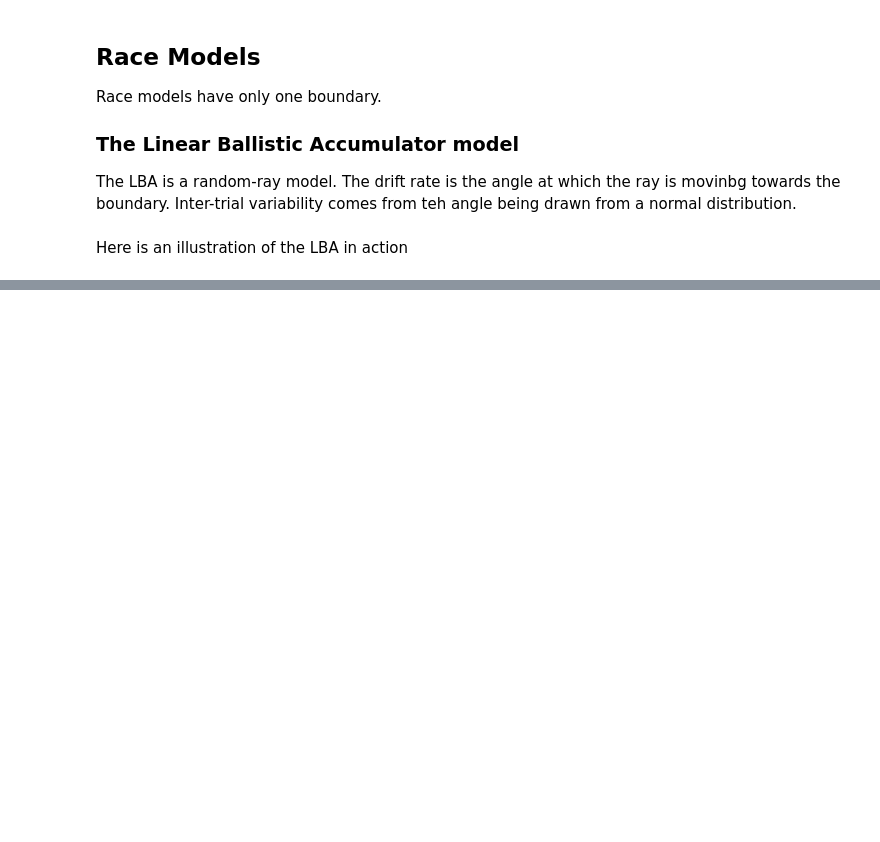
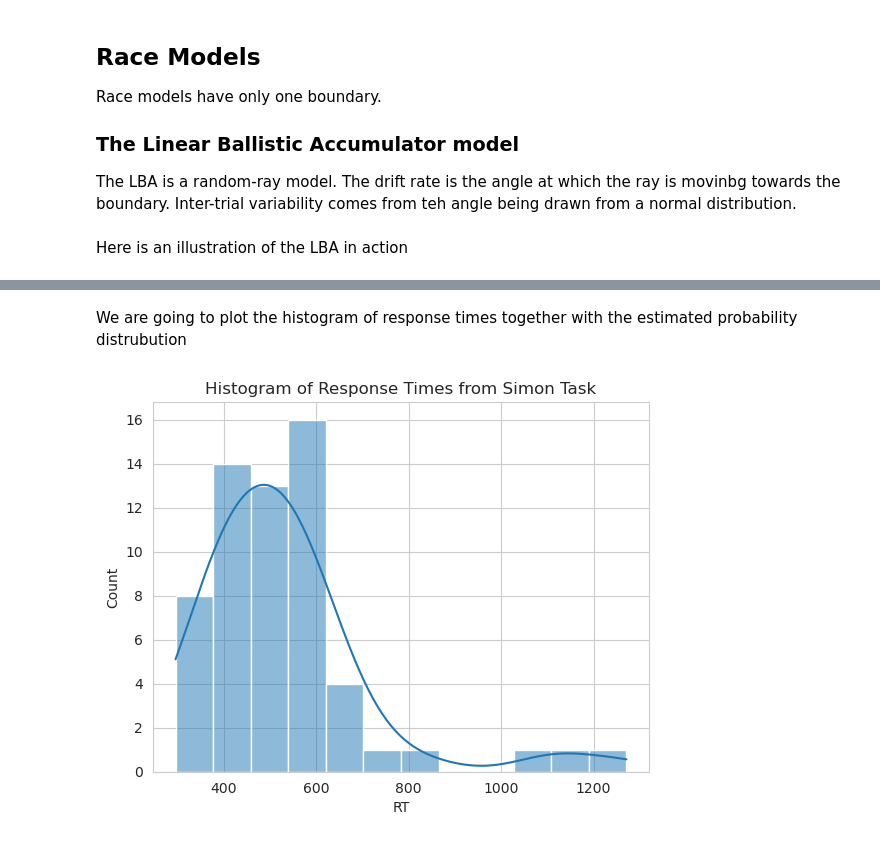
Before and after one commit to TheRealDrDre/CompCogNeuro, a Jupyter notebook: Part3_AccumulatorModels/Accumulator.ipynb, the cells around one changed output, grey strips where cells are left out. Drawn from its saved outputs; the diff is of its cells as text; code cells hidden in the pictures; blank space fills up the shorter version.

```diff
--- a/Part3_AccumulatorModels/Accumulator.ipynb
+++ b/Part3_AccumulatorModels/Accumulator.ipynb
@@ -434,0 +447,3 @@ plt.show()
+# %%
+data = pd.read_csv('simon_data.csv')
+data
@@ -434,0 +468,8 @@ plt.show()
+# %% [markdown]
+We are going to plot the histogram of response times together with the estimated probability distrubution
+# %%
+ax = sns.histplot(data, x="RT", kde=True)
+ax.set_title("Histogram of Response Times from Simon Task")
+plt.show()
+# %% [output]
+[figure, added]
```
Also changed, not shown: parts of 18 cells of this notebook, 4 other files.
